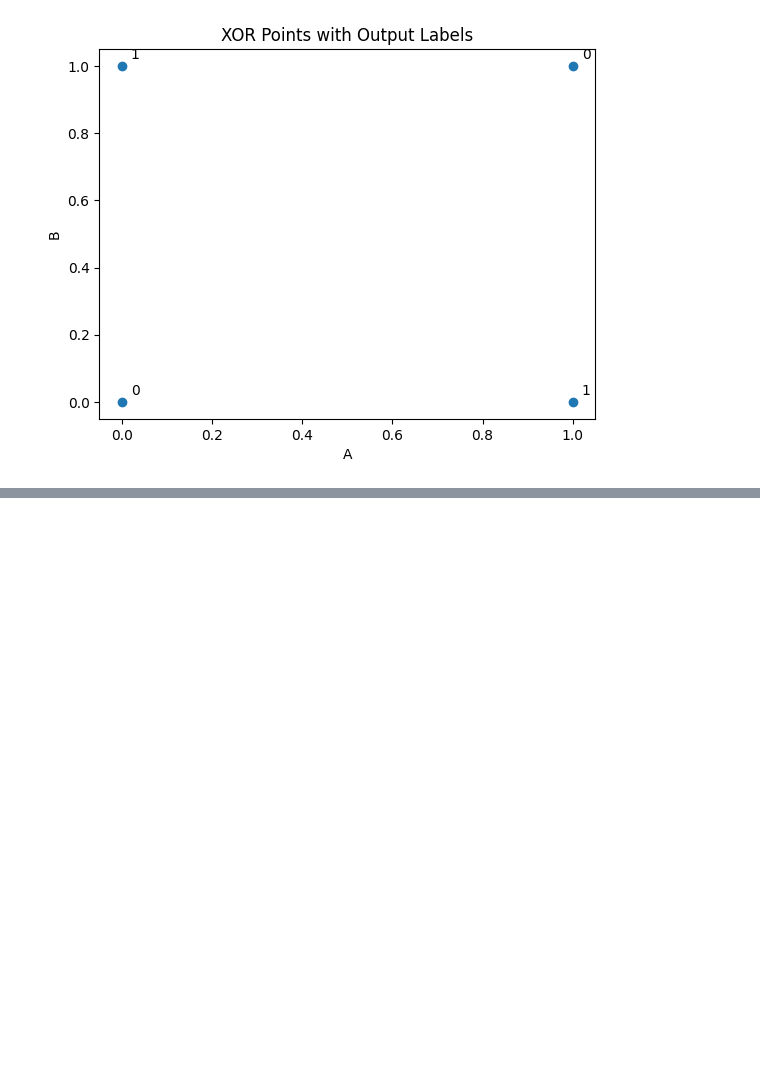
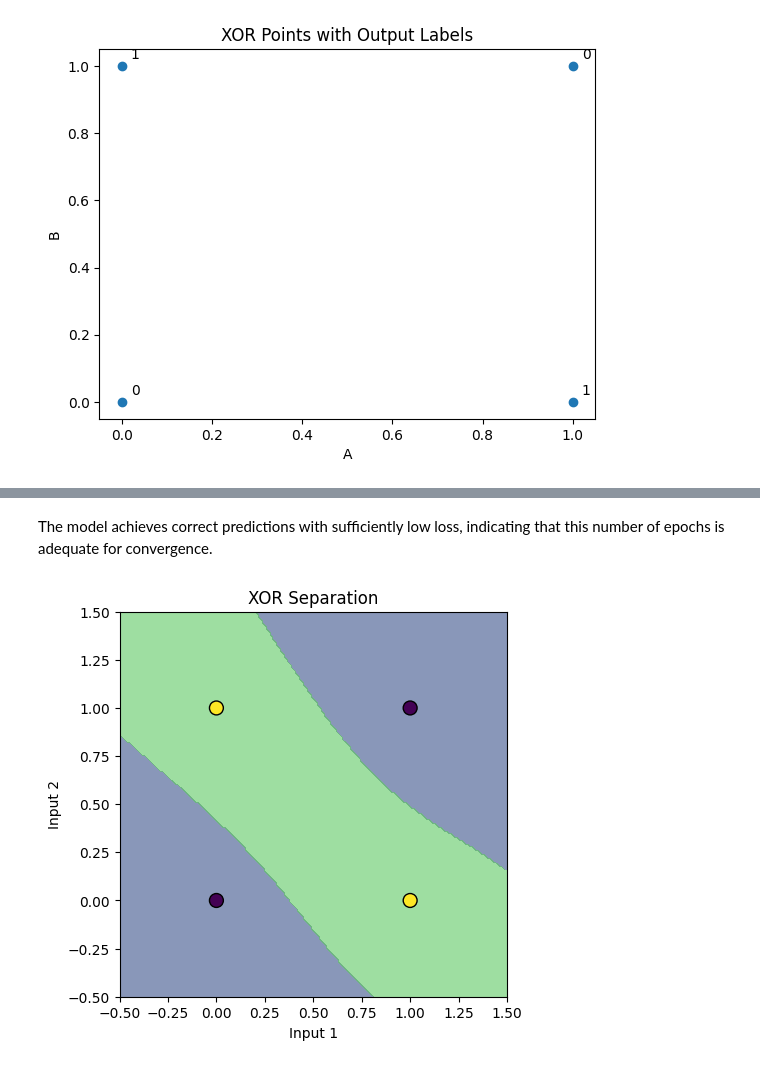
Before and after one commit to rakshitha-manoj/DL-Lab-2548542, a Jupyter notebook: Lab01/XOR_using_MLP.ipynb, the cells around one changed output, grey strips where cells are left out. Saved outputs shown, nothing was run; the diff lists cells and outputs as text; code cells hidden in the pictures; blank space fills up the shorter version.

```diff
--- a/Lab01/XOR_using_MLP.ipynb
+++ b/Lab01/XOR_using_MLP.ipynb
@@ -55,0 +110,13 @@ TensorFlow is an open-source library developed by the Google Brain team, specifi
+# %%
+import tensorflow as tf
+import numpy as np
+# XOR dataset
+X = tf.constant([[0.,0.],
+                 [0.,1.],
+                 [1.,0.],
+                 [1.,1.]])
+
+y = tf.constant([[0.],
+                 [1.],
+                 [1.],
+                 [0.]])
@@ -55,0 +487,9 @@ TensorFlow is an open-source library developed by the Google Brain team, specifi
+# %%
+W1, b1, W2, b2 = train(
+    hidden_neurons=4,
+    activation=sigmoid,
+    lr=0.1,
+    epochs=5000
+)
+
+print(predict(X, W1, b1, W2, b2, sigmoid))
@@ -55,0 +512,27 @@ TensorFlow is an open-source library developed by the Google Brain team, specifi
+# %% [markdown]
+The model achieves correct predictions with sufficiently low loss, indicating that this number of epochs is adequate for convergence.
+# %%
+import numpy as np
+import matplotlib.pyplot as plt
+
+x = np.linspace(-0.5, 1.5, 200)
+y = np.linspace(-0.5, 1.5, 200)
+xx, yy = np.meshgrid(x, y)
+
+grid = np.c_[xx.ravel(), yy.ravel()]
+grid_tf = tf.constant(grid, dtype=tf.float32)
+
+Z = forward(grid_tf, W1, b1, W2, b2, sigmoid)
+Z = Z.numpy().reshape(xx.shape)
+
+plt.figure(figsize=(5, 5))
+plt.contourf(xx, yy, Z > 0.5, alpha=0.6)
+plt.scatter([0,0,1,1], [0,1,0,1],
+            c=[0,1,1,0], edgecolors='k', s=100)
+
+plt.xlabel("Input 1")
+plt.ylabel("Input 2")
+plt.title("XOR Separation")
+plt.show()
+# %% [output]
+[figure, added]
```
Also changed, not shown: parts of 48 cells of this notebook.
